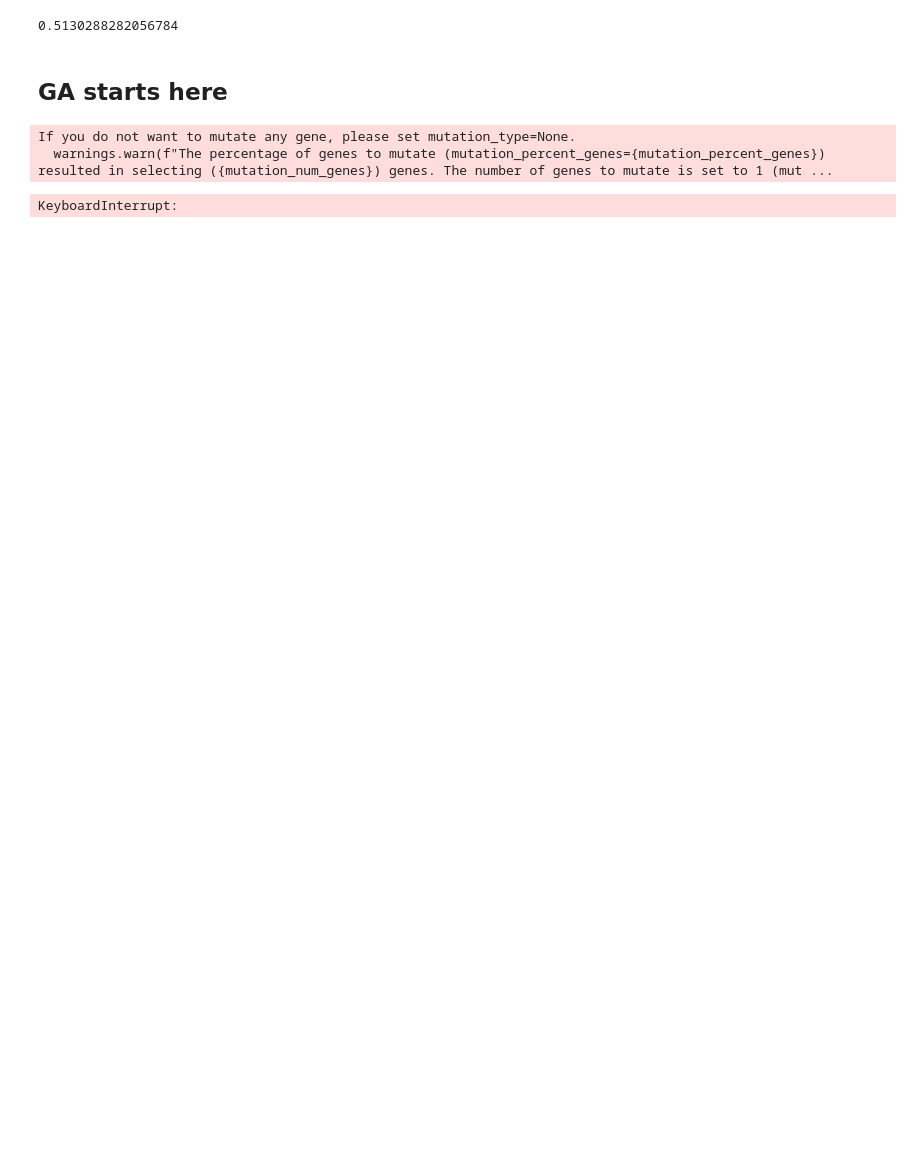
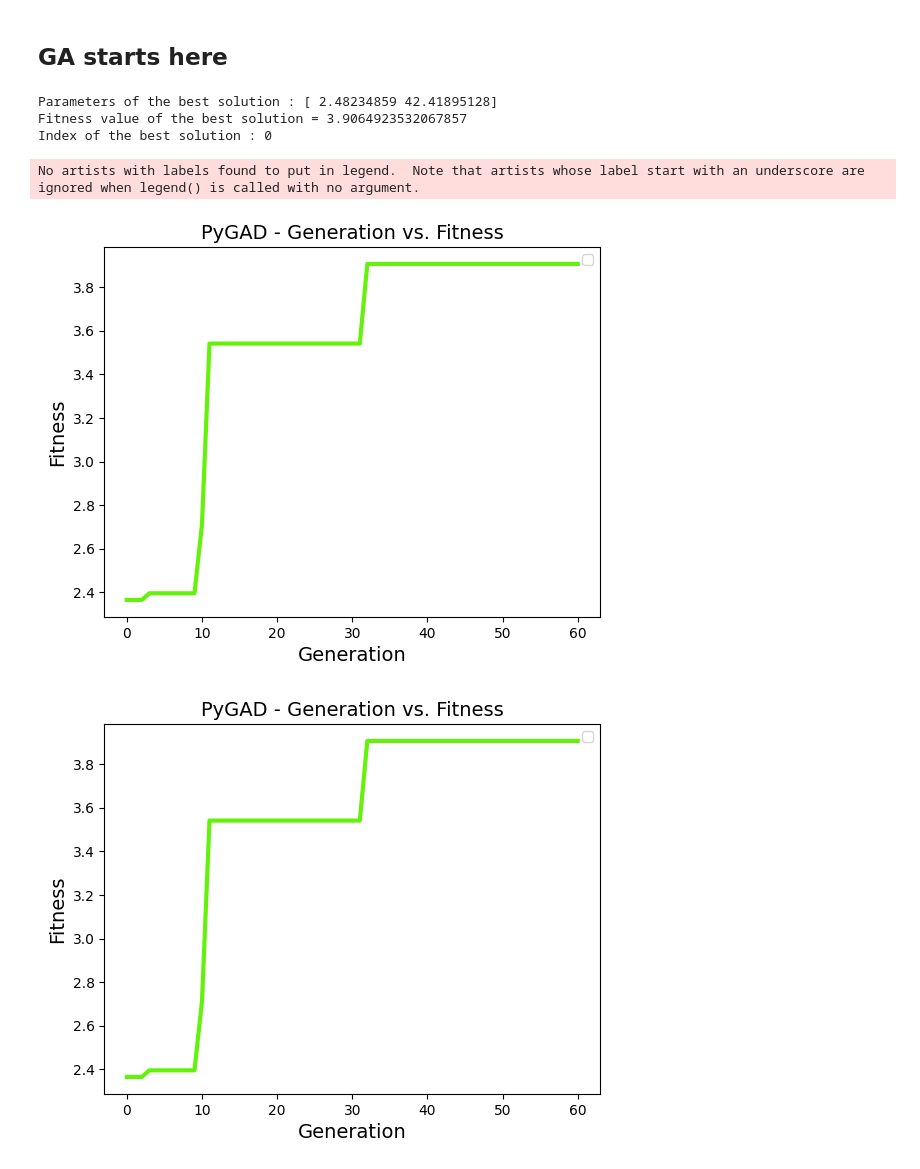
Before and after one commit to DixMilleJours/LIDAR, a Jupyter notebook: optim.ipynb, the cells around one changed output. Saved outputs shown, nothing was run; the diff lists cells and outputs as text; code cells hidden in the pictures; blank space fills up the shorter version.

Commit message:
updated optim params

```diff
--- a/optim.ipynb
+++ b/optim.ipynb
@@ -558,31 +551,5 @@ plt.plot(trajectory[:,0], trajectory[:, 1])
-# %%
-# calculating EMD
-
-emd_value = wasserstein_distance(trajectory.flatten(), optimal_path.flatten())
-# %% [output]
-0.5130288282056784
 # %% [markdown]
 ## GA starts here
-# %%
-# haha bruteforced an optimal path :clown:
-optimal_path = [
-    (-6.5, 0),
-    (-6.5, 5.5),
-    (-6.1, 6.2),
-    (-5.5, 7),
-    (-2, 7.3),
-    (1, 6.7),
-    (5.8, 6.6),
-    (5.5, 2),
-    (5, 0),
-    (3, -1),
-    (-0.25, -1),
-    (-1.1, -2.1),
-    (-4, -6),
-    (-6, -5.6),
-    (-6.5, 0)
-]
-optimal_path = np.array(optimal_path)
 # %%
 # simulation
 
@@ -636,7 +603,6 @@ def simulation(angle, nbeams):
     trajectory = [(car_state.x, car_state.y)]
     lidar_distances = []
     noisy_distances = []
-    data = []
 
 
     for i in range(len(length)):
@@ -656,37 +622,39 @@ def simulation(angle, nbeams):
 
     return np.array(trajectory)
 # %%
-# Optimization using GA
+# Optimization using GA (pygad)
 
+# fitness function, goal is to minimize emd
 def fitness_func(ga_instance, solution, solution_idx):
     angle_span = solution[0]
     num_beams = int(solution[1])
     trajectory = simulation(angle_span, num_beams)
     emd = wasserstein_distance(trajectory.flatten(), optimal_path.flatten())
+    fitness = 1 / emd       # GA aims to maximize fitness
 
-    return emd
+    return fitness
 
 function_inputs = [np.pi * 2/3, 120]
 
 fitness_function = fitness_func
 
 ### GA parameters ##################
-num_generations = 50
-num_parents_mating = 4
+num_generations = 60
+num_parents_mating = 5
 
-sol_per_pop = 8
+sol_per_pop = 10
 num_genes = len(function_inputs)
 
 init_range_low = [10/180 * np.pi, 10]  # Lower bound for angle_span (10 deg) and num_beams (10 beams)
 init_range_high = [np.pi, 360]  # Upper bound for angle_span (180deg) and num_beams (360 beams)
 
 parent_selection_type = "sss"
-keep_parents = 1
+keep_parents = 5
 
 crossover_type = "single_point"
 
 mutation_type = "random"
-mutation_percent_genes = 10
+mutation_percent_genes = 5
 #####################################
 
 ga_instance = pygad.GA(num_generations=num_generations,
@@ -703,7 +671,18 @@ ga_instance = pygad.GA(num_generations=num_generations,
                        mutation_percent_genes=mutation_percent_genes)
 
 ga_instance.run()
-# %% [output]
-If you do not want to mutate any gene, please set mutation_type=None.
-  warnings.warn(f"The percentage of genes to mutate (mutation_percent_genes={mutation_percent_genes}) resulted in selecting ({mutation_num_genes}) genes. The number of genes to mutate is set to 1 (mut ...
-KeyboardInterrupt:
+# %%
+solution, solution_fitness, solution_idx = ga_instance.best_solution()
+print(f"Parameters of the best solution : {solution}")
+print(f"Fitness value of the best solution = {solution_fitness}")
+print(f"Index of the best solution : {solution_idx}")
+# %% [output]
+Parameters of the best solution : [ 2.48234859 42.41895128]
+Fitness value of the best solution = 3.9064923532067857
+Index of the best solution : 0
+# %%
+ga_instance.plot_fitness()
+# %% [output]
+No artists with labels found to put in legend.  Note that artists whose label start with an underscore are ignored when legend() is called with no argument.
+[figure, added]
+[figure, added]
```
Also changed, not shown: parts of 5 cells of this notebook, 1 other file.
